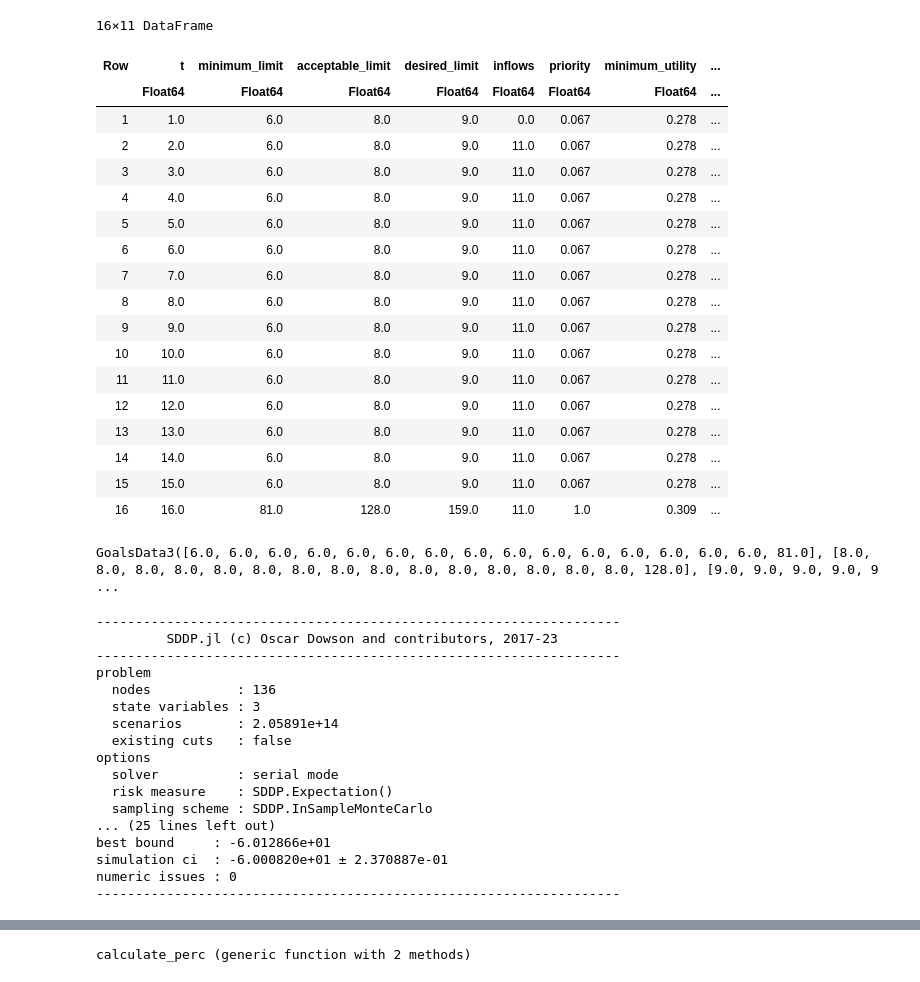
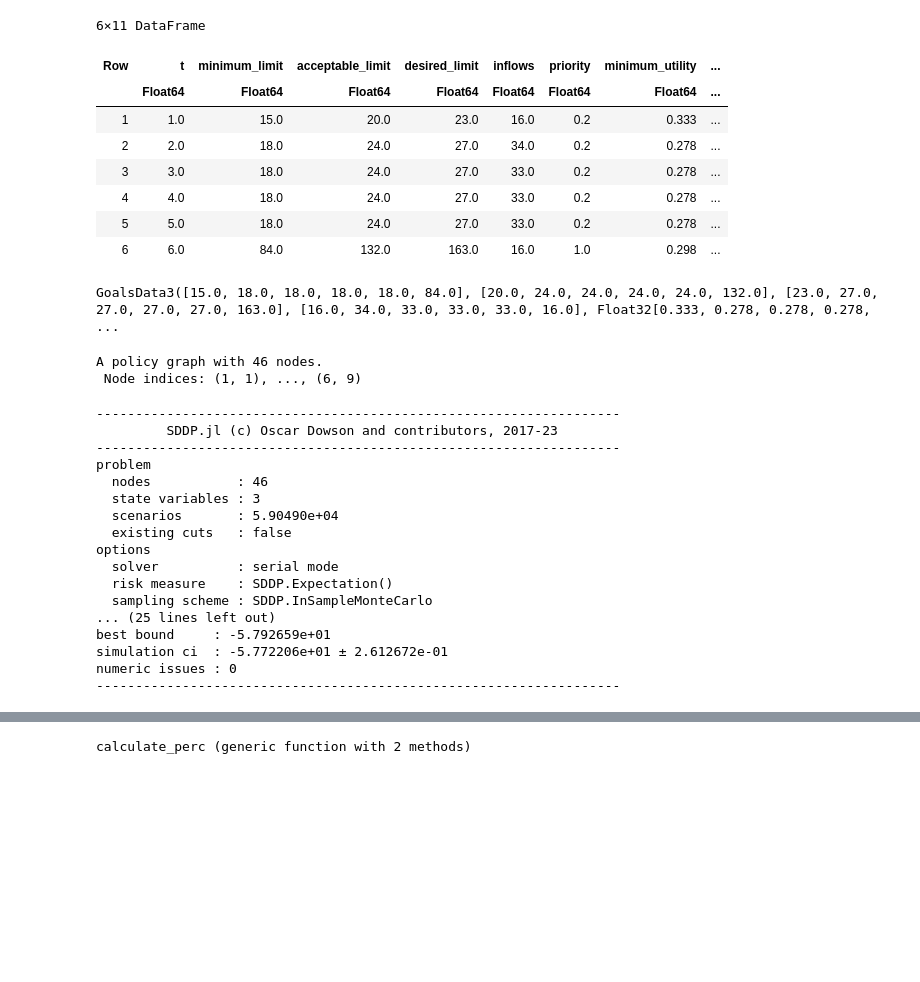
Before and after one commit to msz13/Goal-Based-Investing, a Jupyter notebook: julia_msp/sddp_goal_investing.ipynb, the cells around one changed output, grey strips where cells are left out. Cells and saved outputs as stored; diff of their text form; code cells hidden in the pictures; blank space fills up the shorter version.

```diff
--- a/julia_msp/sddp_goal_investing.ipynb
+++ b/julia_msp/sddp_goal_investing.ipynb
@@ -44,26 +44,16 @@ Nodes
 # %%
-data_source = DataFrame(XLSX.readtable("./goal_data.xlsx", "goal_data_single_goal"))
-data = round.(data_source[1:16,:],digits=3)
+data_source = DataFrame(XLSX.readtable("./goal_data.xlsx", "goal_data_single_g_3y"))
+data = round.(data_source[1:6,:],digits=3)
 # %% [output]
-16×11 DataFrame
+6×11 DataFrame
 | Row | t | minimum_limit | acceptable_limit | desired_limit | inflows | priority | minimum_utility | ... |
 |  | Float64 | Float64 | Float64 | Float64 | Float64 | Float64 | Float64 | ... |
-| 1 | 1.0 | 6.0 | 8.0 | 9.0 | 0.0 | 0.067 | 0.278 | ... |
-| 2 | 2.0 | 6.0 | 8.0 | 9.0 | 11.0 | 0.067 | 0.278 | ... |
-| 3 | 3.0 | 6.0 | 8.0 | 9.0 | 11.0 | 0.067 | 0.278 | ... |
-| 4 | 4.0 | 6.0 | 8.0 | 9.0 | 11.0 | 0.067 | 0.278 | ... |
-| 5 | 5.0 | 6.0 | 8.0 | 9.0 | 11.0 | 0.067 | 0.278 | ... |
-| 6 | 6.0 | 6.0 | 8.0 | 9.0 | 11.0 | 0.067 | 0.278 | ... |
-| 7 | 7.0 | 6.0 | 8.0 | 9.0 | 11.0 | 0.067 | 0.278 | ... |
-| 8 | 8.0 | 6.0 | 8.0 | 9.0 | 11.0 | 0.067 | 0.278 | ... |
-| 9 | 9.0 | 6.0 | 8.0 | 9.0 | 11.0 | 0.067 | 0.278 | ... |
-| 10 | 10.0 | 6.0 | 8.0 | 9.0 | 11.0 | 0.067 | 0.278 | ... |
-| 11 | 11.0 | 6.0 | 8.0 | 9.0 | 11.0 | 0.067 | 0.278 | ... |
-| 12 | 12.0 | 6.0 | 8.0 | 9.0 | 11.0 | 0.067 | 0.278 | ... |
-| 13 | 13.0 | 6.0 | 8.0 | 9.0 | 11.0 | 0.067 | 0.278 | ... |
-| 14 | 14.0 | 6.0 | 8.0 | 9.0 | 11.0 | 0.067 | 0.278 | ... |
-| 15 | 15.0 | 6.0 | 8.0 | 9.0 | 11.0 | 0.067 | 0.278 | ... |
-| 16 | 16.0 | 81.0 | 128.0 | 159.0 | 11.0 | 1.0 | 0.309 | ... |
+| 1 | 1.0 | 15.0 | 20.0 | 23.0 | 16.0 | 0.2 | 0.333 | ... |
+| 2 | 2.0 | 18.0 | 24.0 | 27.0 | 34.0 | 0.2 | 0.278 | ... |
+| 3 | 3.0 | 18.0 | 24.0 | 27.0 | 33.0 | 0.2 | 0.278 | ... |
+| 4 | 4.0 | 18.0 | 24.0 | 27.0 | 33.0 | 0.2 | 0.278 | ... |
+| 5 | 5.0 | 18.0 | 24.0 | 27.0 | 33.0 | 0.2 | 0.278 | ... |
+| 6 | 6.0 | 84.0 | 132.0 | 163.0 | 16.0 | 1.0 | 0.298 | ... |
 # %%
 model_data = GoalsData3(
     data.minimum_limit,
@@ -78,25 +68,29 @@ model_data = GoalsData3(
     0.0029
     )
 # %% [output]
-GoalsData3([6.0, 6.0, 6.0, 6.0, 6.0, 6.0, 6.0, 6.0, 6.0, 6.0, 6.0, 6.0, 6.0, 6.0, 6.0, 81.0], [8.0, 8.0, 8.0, 8.0, 8.0, 8.0, 8.0, 8.0, 8.0, 8.0, 8.0, 8.0, 8.0, 8.0, 8.0, 128.0], [9.0, 9.0, 9.0, 9.0, 9 ...
+GoalsData3([15.0, 18.0, 18.0, 18.0, 18.0, 84.0], [20.0, 24.0, 24.0, 24.0, 24.0, 132.0], [23.0, 27.0, 27.0, 27.0, 27.0, 163.0], [16.0, 34.0, 33.0, 33.0, 33.0, 16.0], Float32[0.333, 0.278, 0.278, 0.278, ...
+# %%
+model = asset_management_alm(model_data, scenario_grid)
+# %% [output]
+A policy graph with 46 nodes.
+ Node indices: (1, 1), ..., (6, 9)
 # %%
-model = asset_management_alm(model_data, scenario_grid)
 SDDP.train(model; iteration_limit = 400, log_frequency = 50)
 # %% [output]
 -------------------------------------------------------------------
          SDDP.jl (c) Oscar Dowson and contributors, 2017-23
 -------------------------------------------------------------------
 problem
-  nodes           : 136
+  nodes           : 46
   state variables : 3
-  scenarios       : 2.05891e+14
+  scenarios       : 5.90490e+04
   existing cuts   : false
 options
   solver          : serial mode
   risk measure    : SDDP.Expectation()
   sampling scheme : SDDP.InSampleMonteCarlo
 ... (25 lines left out)
-best bound     : -6.012866e+01
-simulation ci  : -6.000820e+01 ± 2.370887e-01
+best bound     : -5.792659e+01
+simulation ci  : -5.772206e+01 ± 2.612672e-01
 numeric issues : 0
 -------------------------------------------------------------------
```
Also changed, not shown: parts of 16 cells of this notebook, 3 other files.
